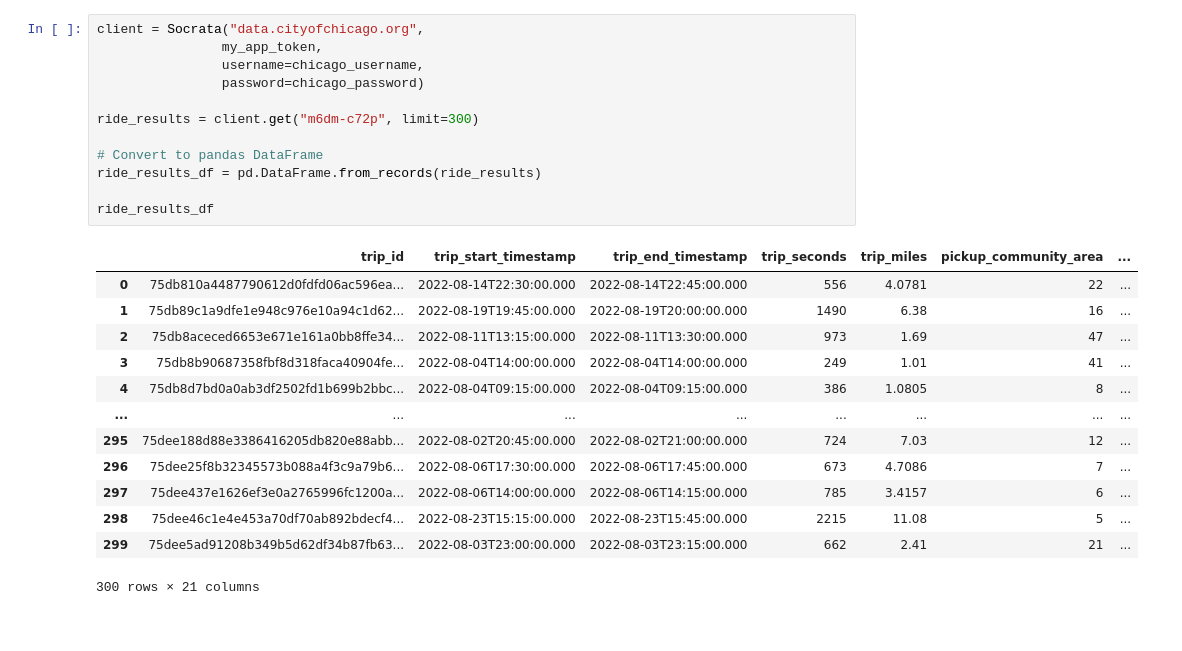
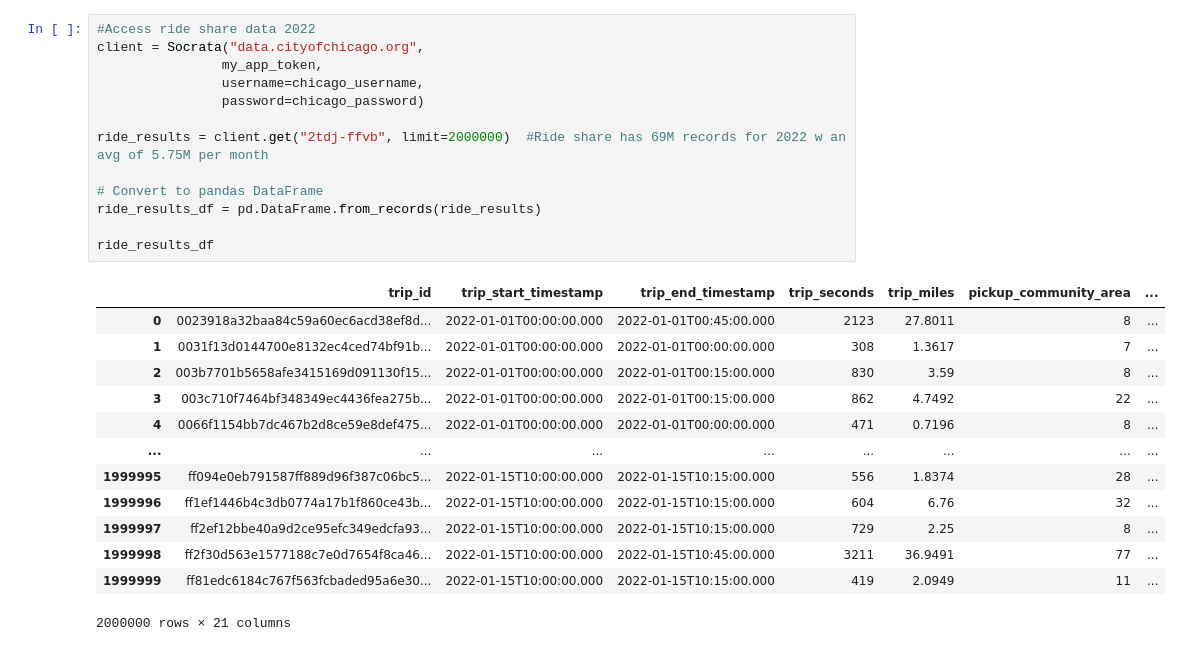
Before and after one commit to shaildesai98/Project-, a Jupyter notebook: test_notebook.ipynb, the cells around one changed output. Drawn from its saved outputs; the diff is of its cells as text.

```diff
--- a/test_notebook.ipynb
+++ b/test_notebook.ipynb
@@ -9,27 +13,28 @@ import numpy as np
 # %%
+#Access ride share data 2022
 client = Socrata("data.cityofchicago.org",
                 my_app_token,
                 username=chicago_username,
                 password=chicago_password)
 
-ride_results = client.get("m6dm-c72p", limit=300)
+ride_results = client.get("2tdj-ffvb", limit=2000000)  #Ride share has 69M records for 2022 w an avg of 5.75M per month
 
 # Convert to pandas DataFrame
 ride_results_df = pd.DataFrame.from_records(ride_results)
 
 ride_results_df
 # %% [output]
 |  | trip_id | trip_start_timestamp | trip_end_timestamp | trip_seconds | trip_miles | pickup_community_area | ... |
-| 0 | 75db810a4487790612d0fdfd06ac596ea... | 2022-08-14T22:30:00.000 | 2022-08-14T22:45:00.000 | 556 | 4.0781 | 22 | ... |
-| 1 | 75db89c1a9dfe1e948c976e10a94c1d62... | 2022-08-19T19:45:00.000 | 2022-08-19T20:00:00.000 | 1490 | 6.38 | 16 | ... |
-| 2 | 75db8aceced6653e671e161a0bb8ffe34... | 2022-08-11T13:15:00.000 | 2022-08-11T13:30:00.000 | 973 | 1.69 | 47 | ... |
-| 3 | 75db8b90687358fbf8d318faca40904fe... | 2022-08-04T14:00:00.000 | 2022-08-04T14:00:00.000 | 249 | 1.01 | 41 | ... |
-| 4 | 75db8d7bd0a0ab3df2502fd1b699b2bbc... | 2022-08-04T09:15:00.000 | 2022-08-04T09:15:00.000 | 386 | 1.0805 | 8 | ... |
+| 0 | 0023918a32baa84c59a60ec6acd38ef8d... | 2022-01-01T00:00:00.000 | 2022-01-01T00:45:00.000 | 2123 | 27.8011 | 8 | ... |
+| 1 | 0031f13d0144700e8132ec4ced74bf91b... | 2022-01-01T00:00:00.000 | 2022-01-01T00:00:00.000 | 308 | 1.3617 | 7 | ... |
+| 2 | 003b7701b5658afe3415169d091130f15... | 2022-01-01T00:00:00.000 | 2022-01-01T00:15:00.000 | 830 | 3.59 | 8 | ... |
+| 3 | 003c710f7464bf348349ec4436fea275b... | 2022-01-01T00:00:00.000 | 2022-01-01T00:15:00.000 | 862 | 4.7492 | 22 | ... |
+| 4 | 0066f1154bb7dc467b2d8ce59e8def475... | 2022-01-01T00:00:00.000 | 2022-01-01T00:00:00.000 | 471 | 0.7196 | 8 | ... |
 | ... | ... | ... | ... | ... | ... | ... | ... |
-| 295 | 75dee188d88e3386416205db820e88abb... | 2022-08-02T20:45:00.000 | 2022-08-02T21:00:00.000 | 724 | 7.03 | 12 | ... |
-| 296 | 75dee25f8b32345573b088a4f3c9a79b6... | 2022-08-06T17:30:00.000 | 2022-08-06T17:45:00.000 | 673 | 4.7086 | 7 | ... |
-| 297 | 75dee437e1626ef3e0a2765996fc1200a... | 2022-08-06T14:00:00.000 | 2022-08-06T14:15:00.000 | 785 | 3.4157 | 6 | ... |
-| 298 | 75dee46c1e4e453a70df70ab892bdecf4... | 2022-08-23T15:15:00.000 | 2022-08-23T15:45:00.000 | 2215 | 11.08 | 5 | ... |
-| 299 | 75dee5ad91208b349b5d62df34b87fb63... | 2022-08-03T23:00:00.000 | 2022-08-03T23:15:00.000 | 662 | 2.41 | 21 | ... |
+| 1999995 | ff094e0eb791587ff889d96f387c06bc5... | 2022-01-15T10:00:00.000 | 2022-01-15T10:15:00.000 | 556 | 1.8374 | 28 | ... |
+| 1999996 | ff1ef1446b4c3db0774a17b1f860ce43b... | 2022-01-15T10:00:00.000 | 2022-01-15T10:15:00.000 | 604 | 6.76 | 32 | ... |
+| 1999997 | ff2ef12bbe40a9d2ce95efc349edcfa93... | 2022-01-15T10:00:00.000 | 2022-01-15T10:15:00.000 | 729 | 2.25 | 8 | ... |
+| 1999998 | ff2f30d563e1577188c7e0d7654f8ca46... | 2022-01-15T10:00:00.000 | 2022-01-15T10:45:00.000 | 3211 | 36.9491 | 77 | ... |
+| 1999999 | ff81edc6184c767f563fcbaded95a6e30... | 2022-01-15T10:00:00.000 | 2022-01-15T10:15:00.000 | 419 | 2.0949 | 11 | ... |
-300 rows × 21 columns
+2000000 rows × 21 columns
 # %%
```
Also changed, not shown: parts of 13 cells of this notebook, 1 other file.
